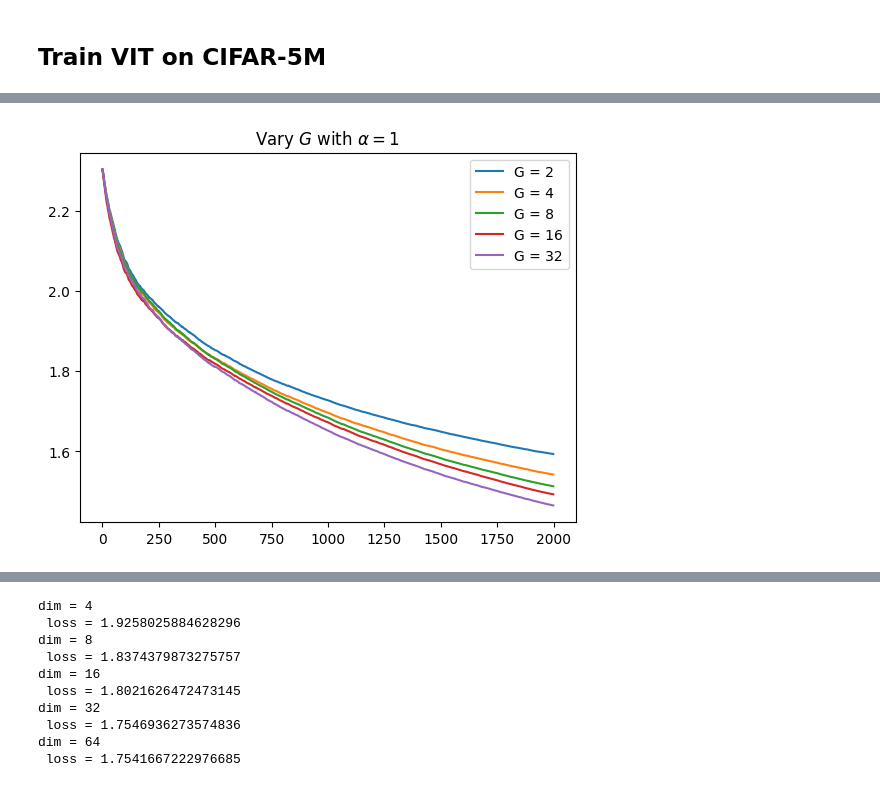
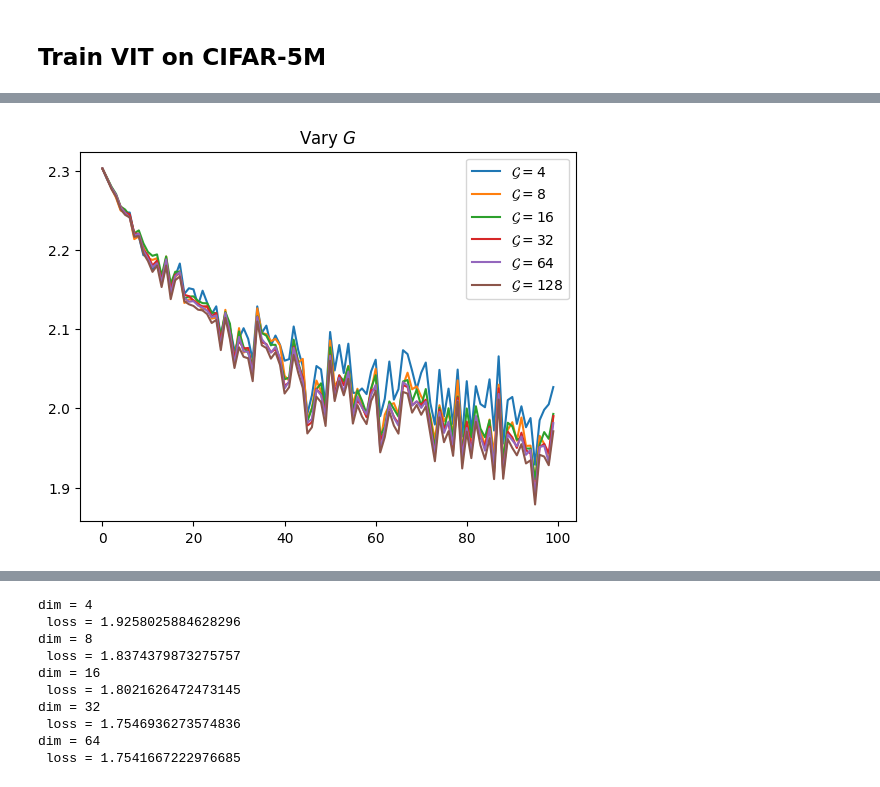
Before and after one commit to Pehlevan-Group/inf_transformer_limits, a Jupyter notebook: learn_gates_scaling.ipynb, the cells around one changed output, grey strips where cells are left out. Saved outputs shown, nothing was run; the diff lists cells and outputs as text; code cells hidden in the pictures.

```diff
--- a/learn_gates_scaling.ipynb
+++ b/learn_gates_scaling.ipynb
@@ -153,0 +419,3 @@ Clipping input data to the valid range for imshow with RGB data ([0..1] for floa
+# %%
+all_H = jnp.array(all_H) # dims x inits x layer x batch x batch
+#all_A = jnp.array(all_A) # dims x inits x layer x batch x loc x loc
@@ -168,7 +462,7 @@ def get_data(dset_count):
     X = (X - mean) / std
     return X, y
 
-def train_model(param_args, opt_args, data = None, adam = False):
+def train_model(param_args, opt_args, data = None, adam = False, seed = 0):
 
     dim, heads, depth, patch_size, scale_exp = param_args
     T, batch, gamma, lr = opt_args
@@ -179,11 +473,11 @@ def train_model(param_args, opt_args, data = None, adam = False):
 
     else:
         adam_scale = 0.0
-        opt_init, opt_update, get_params = optimizers.sgd( heads * dim * gamma**2 *  lr)
+        opt_init, opt_update, get_params = optimizers.sgd( depth * heads * dim * gamma**2 *  lr)
 
-    model = VIT(dim = dim, heads = heads, depth = depth, patch_size = patch_size, scale_exp = scale_exp, adam_scale = adam_scale)
-
-    params = model.init(random.PRNGKey(0), jnp.ones((4,32,32,3)) )['params']
+    #model = VIT(dim = dim, heads = heads, depth = depth, patch_size = patch_size, scale_exp = scale_exp, adam_scale = adam_scale)
+    model = simple_TF(dim = dim, heads = heads, depth = depth, patch_size = patch_size, scale_exp = scale_exp, adam_scale = adam_scale)
+    params = model.init(random.PRNGKey(seed), jnp.ones((4,32,32,3)) )['params']
 
     opt_state = opt_init(params)
 
@@ -221,7 +515,8 @@ def train_model(param_args, opt_args, data = None, adam = False):
         yt = y[ind:ind+batch]
         ind += batch
 
-        loss_t = loss_t * t/(t+1) + 1.0/(t+1) * loss_fn(get_params(opt_state), Xt, yt)
+        #loss_t = loss_t * t/(t+1) + 1.0/(t+1) * loss_fn(get_params(opt_state), Xt, yt)
+        loss_t = loss_fn(get_params(opt_state), Xt, yt)
         losses += [loss_t]
         if t % 10 == 0:
             sys.stdout.write(f'\r loss = {loss_t}')
@@ -263,7 +554,8 @@ dim = 64
 # %%
 for i, loss in enumerate(all_losses):
-    plt.plot(loss, label = f'd = {dimvals[i]}')
+    plt.plot(loss[0:100], label = f'N = {dimvals[i]}')
 plt.legend()
-plt.title(r'Vary $d$ with $\alpha = 1$',fontsize = 16)
+#plt.ylim([0,2.5])
+plt.title(r'Vary $N$',fontsize = 16)
 plt.show()
 # %% [output]
@@ -271,22 +563,23 @@ plt.show()
 # %%
-dim = 32
-depth = 5
-head_vals = [2,4,8,16,32]
+dim = 4
+depth = 2
+head_vals = [16, 32, 64, 128, 256, 512]
 patch_size = 4
 scale_exp = 1.0
 
-T = 2000
-lr = 0.1
-gamma = 0.75
-batch = 64
+T = 250
+lr = 0.01
+gamma = 0.5
+batch = 256
 
 opt_args = ( T, batch, gamma, lr )
 
 all_losses = []
 for i, heads in enumerate(head_vals):
+
     param_args = (dim, heads, depth, patch_size, scale_exp)
     print(" ")
-    print(f"dim = {dim}")
+    print(f"G = {heads}")
     losses = train_model(param_args, opt_args, (X, y))
     all_losses += [losses]
 # %% [output]
@@ -303,8 +598,8 @@ dim = 32
 # %%
 for i, loss in enumerate(all_losses):
-    plt.plot(loss, label = f'G = {head_vals[i]}')
+    plt.plot(loss[0:100], label = r'$\mathcal{G} = %d$' % head_vals[i])
 plt.legend()
-plt.title(r'Vary $G$ with $\alpha = 1$')
+plt.title(r'Vary $G$')
 plt.show()
 # %% [output]
-[figure, old version]
+[figure, new version]
```
Also changed, not shown: parts of 20 cells of this notebook, 4 other files.
